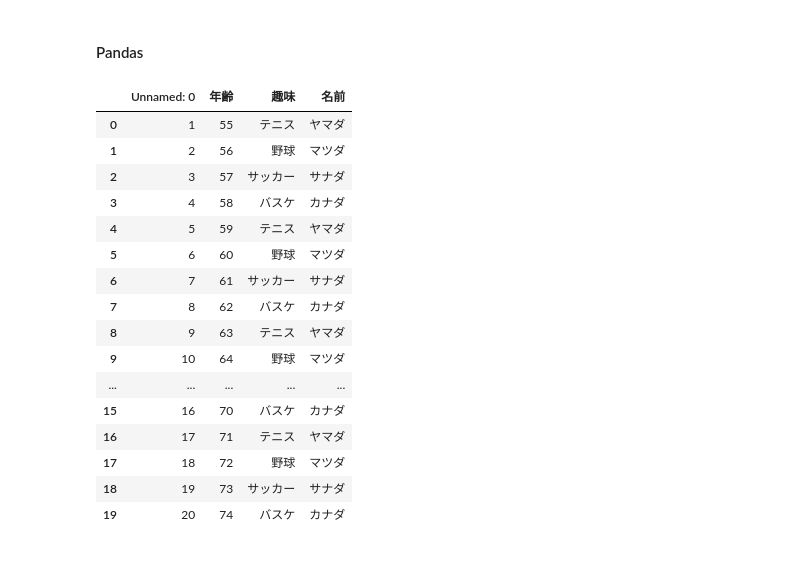
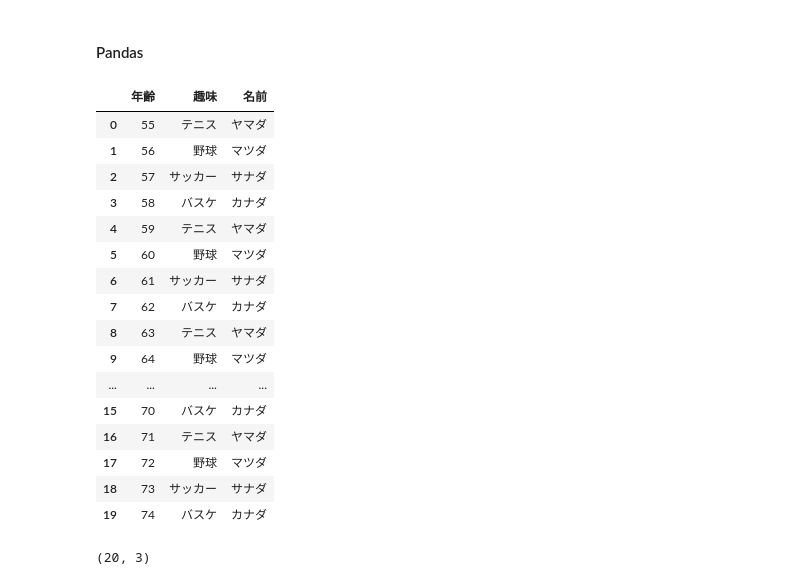
Before and after one commit to human9834/portfolio, a Jupyter notebook: Python/ソースコード基礎/ポートフォリオその4.ipynb, the cells around one changed output. Cells and saved outputs as stored; diff of their text form; code cells hidden in the pictures.

```diff
--- a/Python/ソースコード基礎/ポートフォリオその4.ipynb
+++ b/Python/ソースコード基礎/ポートフォリオその4.ipynb
@@ -144,24 +145,29 @@ import pandas as pd
 # %%
 # read_csv の結果を dfという変数に格納
 # dfという変数に対して様々な処理が可能
 
-df = pd.read_csv("/content/sample教材.csv")
+df = pd.read_csv("/content/sample_data/sample教材.csv")
 df
 # %% [output]
-|  | Unnamed: 0 | 年齢 | 趣味 | 名前 |
-| 0 | 1 | 55 | テニス | ヤマダ |
-| 1 | 2 | 56 | 野球 | マツダ |
-| 2 | 3 | 57 | サッカー | サナダ |
-| 3 | 4 | 58 | バスケ | カナダ |
-| 4 | 5 | 59 | テニス | ヤマダ |
-| 5 | 6 | 60 | 野球 | マツダ |
-| 6 | 7 | 61 | サッカー | サナダ |
-| 7 | 8 | 62 | バスケ | カナダ |
-| 8 | 9 | 63 | テニス | ヤマダ |
-| 9 | 10 | 64 | 野球 | マツダ |
-| ... | ... | ... | ... | ... |
-| 15 | 16 | 70 | バスケ | カナダ |
-| 16 | 17 | 71 | テニス | ヤマダ |
-| 17 | 18 | 72 | 野球 | マツダ |
-| 18 | 19 | 73 | サッカー | サナダ |
-| 19 | 20 | 74 | バスケ | カナダ |
+|  | 年齢 | 趣味 | 名前 |
+| 0 | 55 | テニス | ヤマダ |
+| 1 | 56 | 野球 | マツダ |
+| 2 | 57 | サッカー | サナダ |
+| 3 | 58 | バスケ | カナダ |
+| 4 | 59 | テニス | ヤマダ |
+| 5 | 60 | 野球 | マツダ |
+| 6 | 61 | サッカー | サナダ |
+| 7 | 62 | バスケ | カナダ |
+| 8 | 63 | テニス | ヤマダ |
+| 9 | 64 | 野球 | マツダ |
+| ... | ... | ... | ... |
+| 15 | 70 | バスケ | カナダ |
+| 16 | 71 | テニス | ヤマダ |
+| 17 | 72 | 野球 | マツダ |
+| 18 | 73 | サッカー | サナダ |
+| 19 | 74 | バスケ | カナダ |
+# %%
+# numpyと同様にデータの次元を取得できる(20列、3行)
+df.shape
+# %% [output]
+(20, 3)
```
Also changed, not shown: parts of 7 cells of this notebook.
